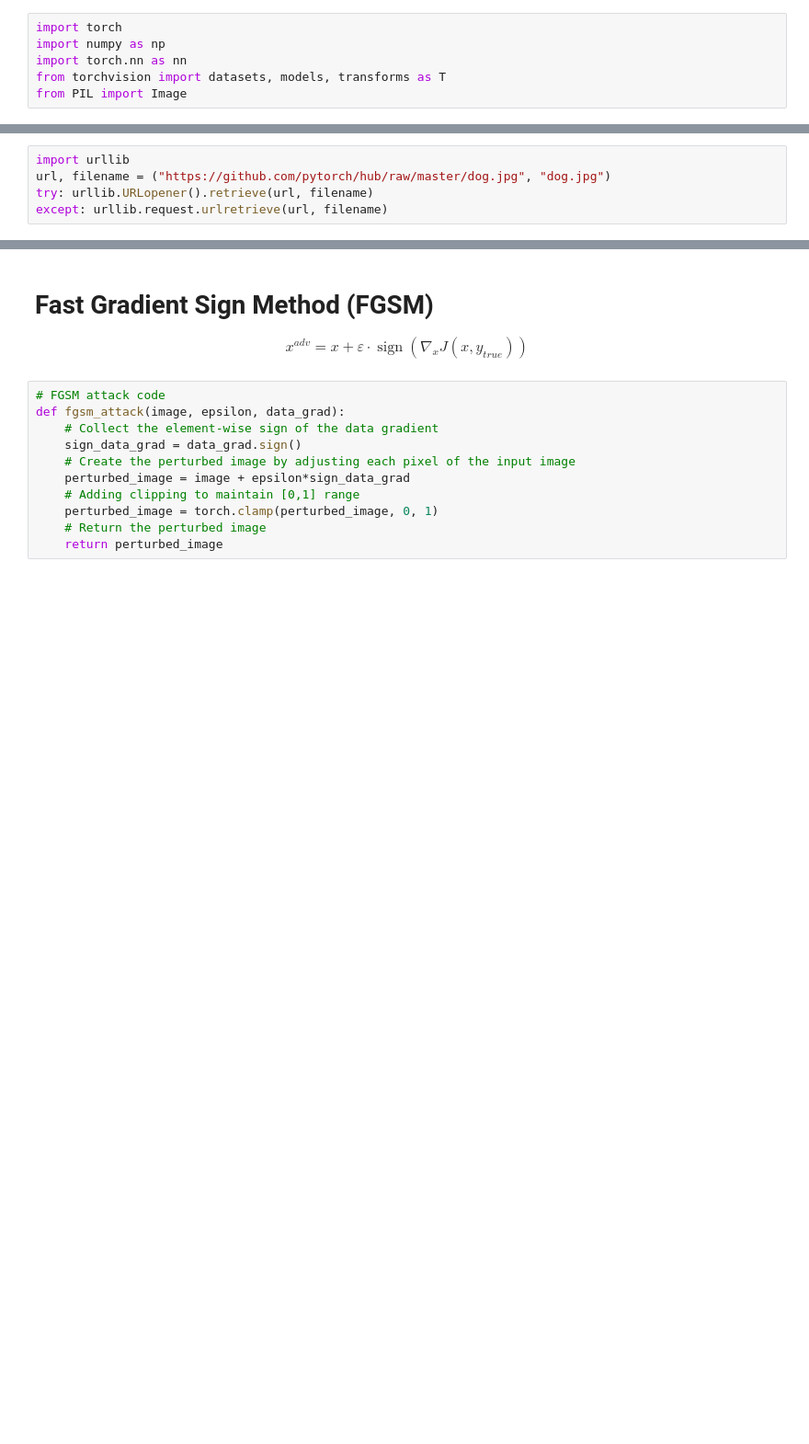
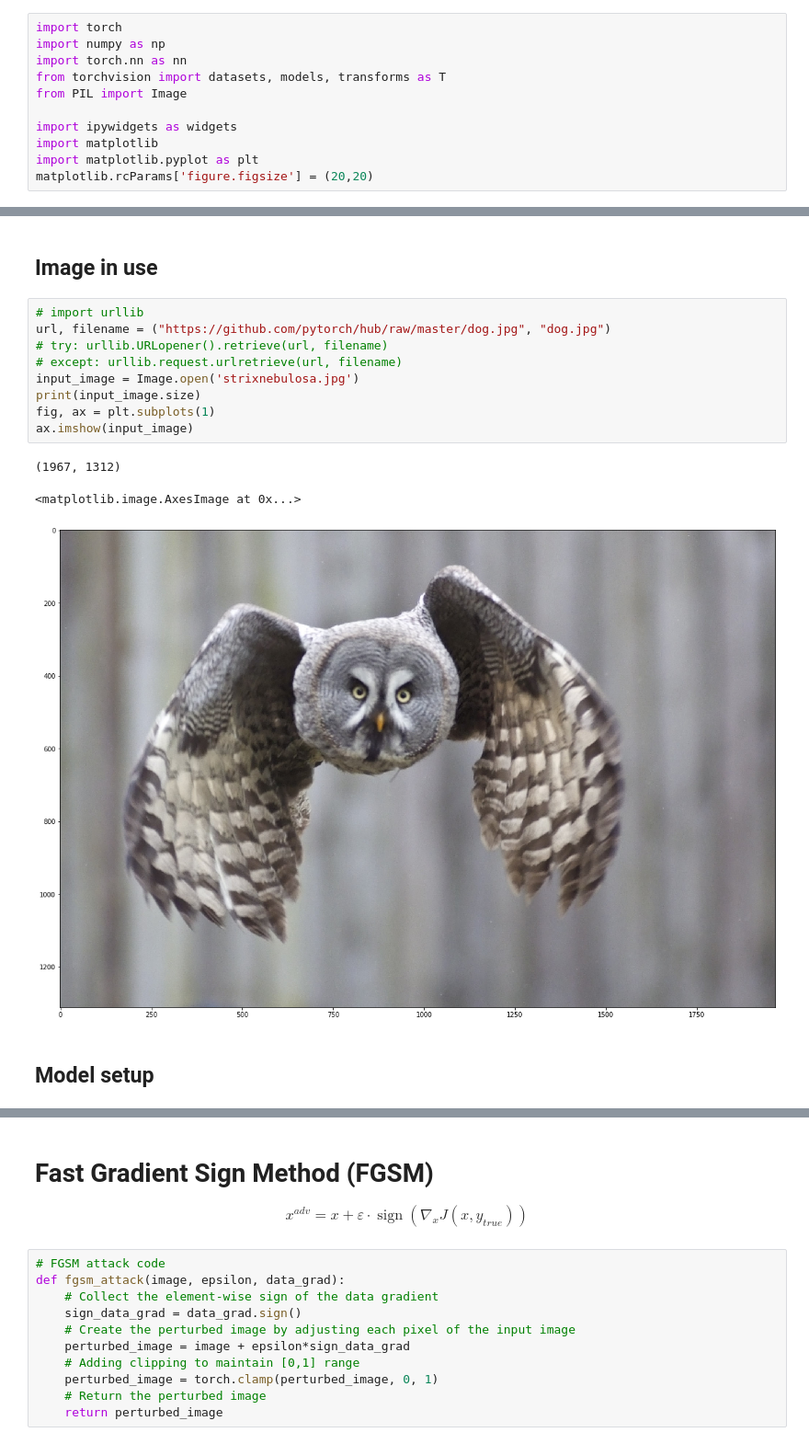
Before and after one commit to joachimes/adversarial_methods, a Jupyter notebook: AdversarialAttack.ipynb, the cells around one changed output, grey strips where cells are left out. Shown at 92% size. Saved outputs shown, nothing was run; the diff lists cells and outputs as text; blank space fills up the shorter version.

```diff
--- a/AdversarialAttack.ipynb
+++ b/AdversarialAttack.ipynb
@@ -4,3 +4,8 @@ import numpy as np
 import torch.nn as nn
 from torchvision import datasets, models, transforms as T
 from PIL import Image
+
+import ipywidgets as widgets
+import matplotlib
+import matplotlib.pyplot as plt
+matplotlib.rcParams['figure.figsize'] = (20,20)
@@ -11,6 +17,18 @@ Downloading: "https://download.pytorch.org/models/alexnet-owt-4df8aa71.pth" to /
+# %% [markdown]
+## Image in use
 # %%
-import urllib
+# import urllib
 url, filename = ("https://github.com/pytorch/hub/raw/master/dog.jpg", "dog.jpg")
-try: urllib.URLopener().retrieve(url, filename)
-except: urllib.request.urlretrieve(url, filename)
+# try: urllib.URLopener().retrieve(url, filename)
+# except: urllib.request.urlretrieve(url, filename)
+input_image = Image.open('strixnebulosa.jpg')
+print(input_image.size)
+fig, ax = plt.subplots(1)
+ax.imshow(input_image)
+# %% [output]
+(1967, 1312)
+<matplotlib.image.AxesImage at 0x...>
+[figure, added]
+# %% [markdown]
+## Model setup
 # %%
```
Also changed, not shown: parts of 10 cells of this notebook, 3 other files.
